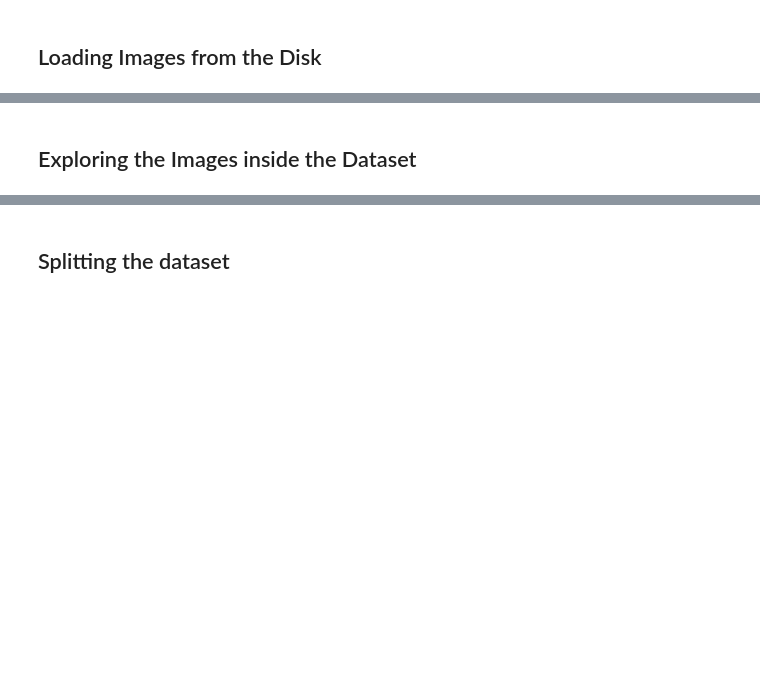
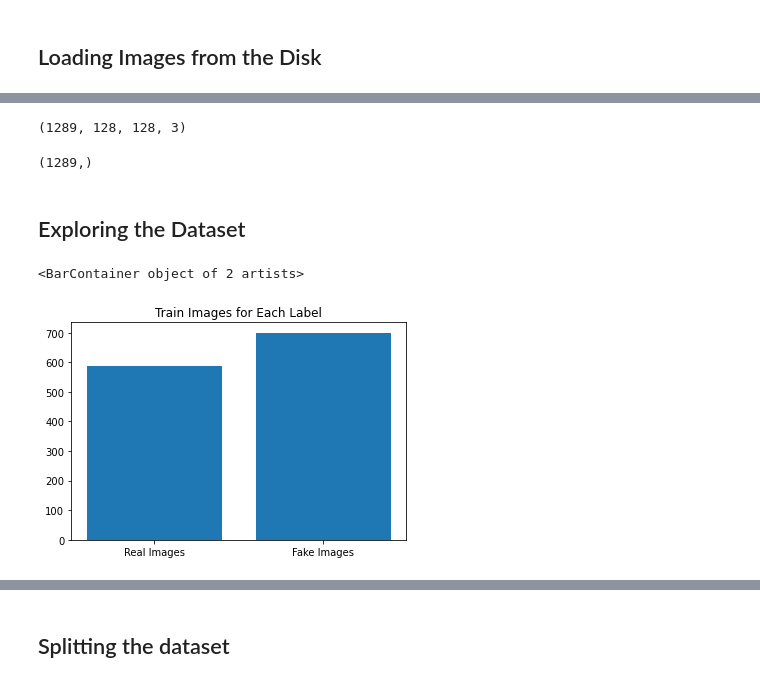
Before and after one commit to kanakmi/Deforgify, a Jupyter notebook: Model Training/Notebook.ipynb, the cells around one changed output, grey strips where cells are left out. Cells and saved outputs as stored; diff of their text form; code cells hidden in the pictures; blank space fills up the shorter version.

```diff
--- a/Model Training/Notebook.ipynb
+++ b/Model Training/Notebook.ipynb
@@ -47,0 +22,9 @@ for image_batch, labels_batch in dataset.take(1):
+# %%
+# function that would read an image provided the image path, preprocess and return it back
+
+def read_and_preprocess(img_path):
+    img = cv2.imread(img_path, cv2.IMREAD_COLOR) # reading the image
+    img = cv2.resize(img, (IMAGE_SIZE, IMAGE_SIZE)) # resizing it to 128*128
+    img = np.array(img, dtype='float32') # convert its datatype so that it could be normalized
+    img = img/255 # normalization (now every pixel is in the range of 0 and 1)
+    return img
@@ -48,3 +51,24 @@ for image_batch, labels_batch in dataset.take(1):
+# %%
+X = np.array(X)
+X.shape # We have 1289 image samples in total
+# %% [output]
+(1289, 128, 128, 3)
+# %%
+y = np.array(y)
+y.shape
+# %% [output]
+(1289,)
 # %% [markdown]
-## Exploring the Images inside the Dataset
+## Exploring the Dataset
+# %%
+real_count = len(y[y==0])
+fake_count = len(y[y==1])
+
+plt.title("Train Images for Each Label")
+plt.bar(["Real Images", "Fake Images"],[real_count, fake_count])
+
+# We have more samples of Fake Images than Real Images
+# %% [output]
+<BarContainer object of 2 artists>
+[figure, added]
 # %%
```
Also changed, not shown: parts of 40 cells of this notebook, 3 other files.
